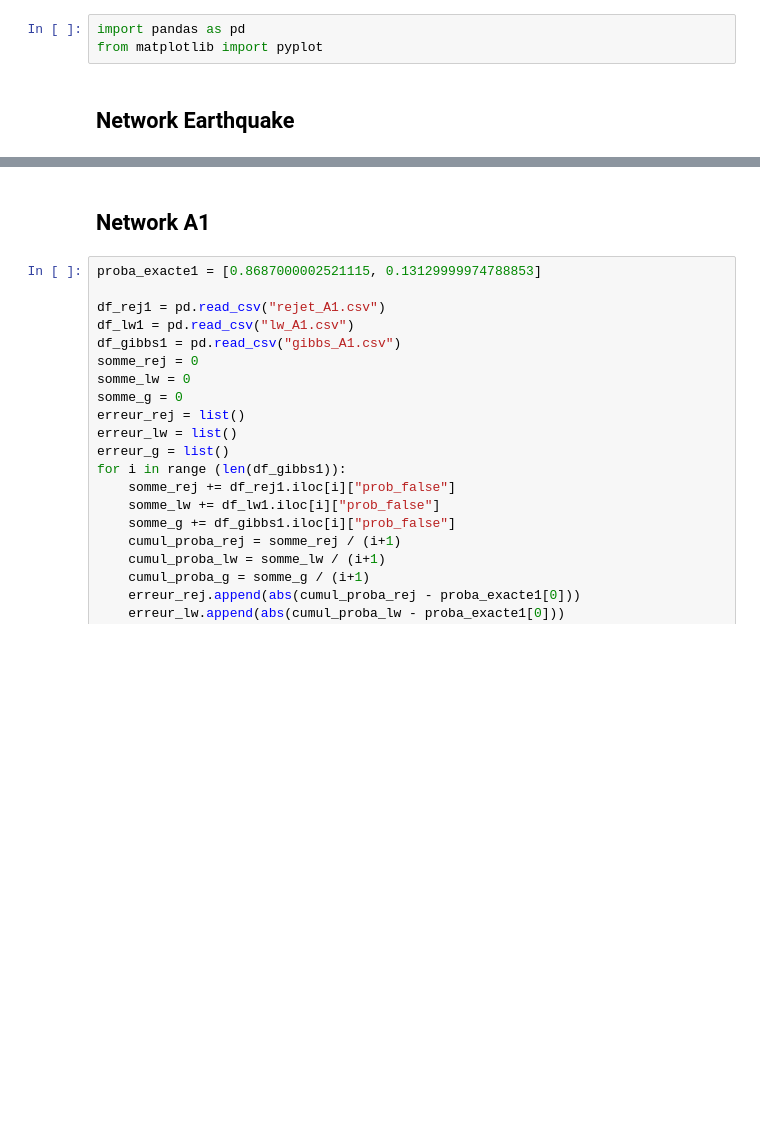
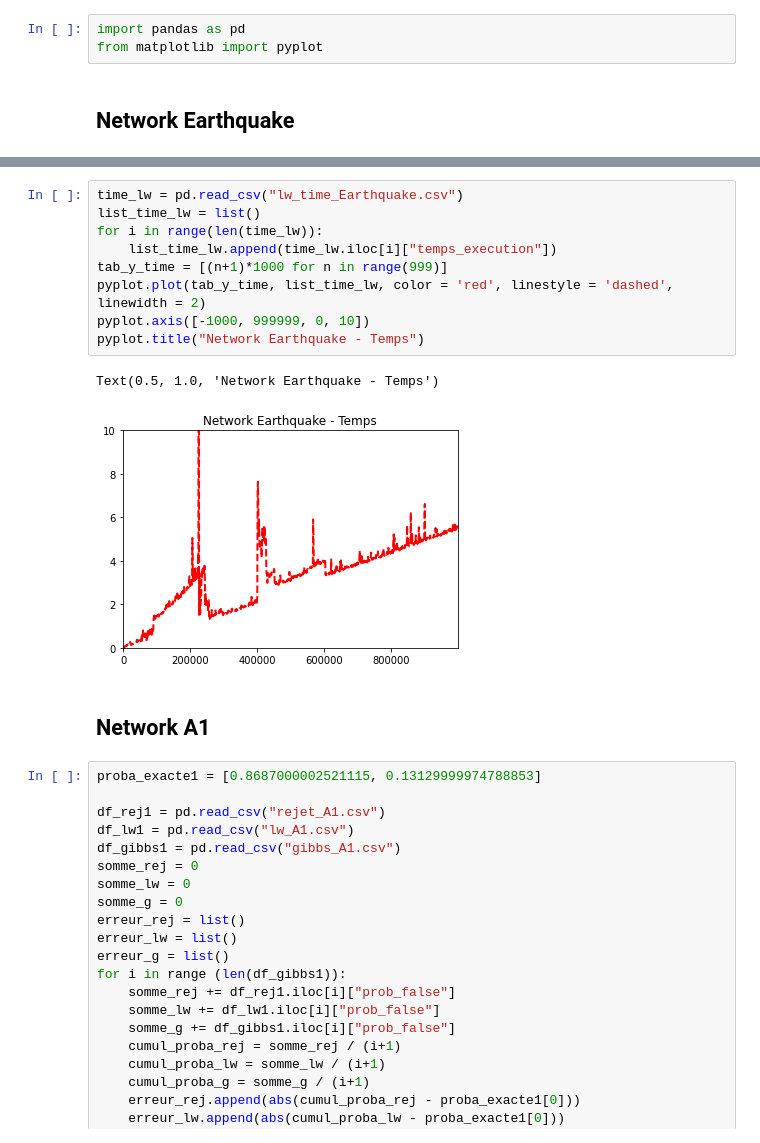
Before and after one commit to mxmboyer/decision-projet, a Jupyter notebook: data_viz.ipynb, the cells around one changed output, grey strips where cells are left out. Cells and saved outputs as stored; diff of their text form; blank space fills up the shorter version.

```diff
--- a/data_viz.ipynb
+++ b/data_viz.ipynb
@@ -30,3 +30,15 @@ Text(0.5, 1.0, 'Network Earthquake')
+# %%
+time_lw = pd.read_csv("lw_time_Earthquake.csv")
+list_time_lw = list()
+for i in range(len(time_lw)):
+    list_time_lw.append(time_lw.iloc[i]["temps_execution"])
+tab_y_time = [(n+1)*1000 for n in range(999)]
+pyplot.plot(tab_y_time, list_time_lw, color = 'red', linestyle = 'dashed', linewidth = 2)
+pyplot.axis([-1000, 999999, 0, 10])
+pyplot.title("Network Earthquake - Temps")
+# %% [output]
+Text(0.5, 1.0, 'Network Earthquake - Temps')
+[figure, added]
 # %% [markdown]
 ## Network A1
 # %%
```
Also changed, not shown: parts of 8 cells of this notebook, 7 other files.
